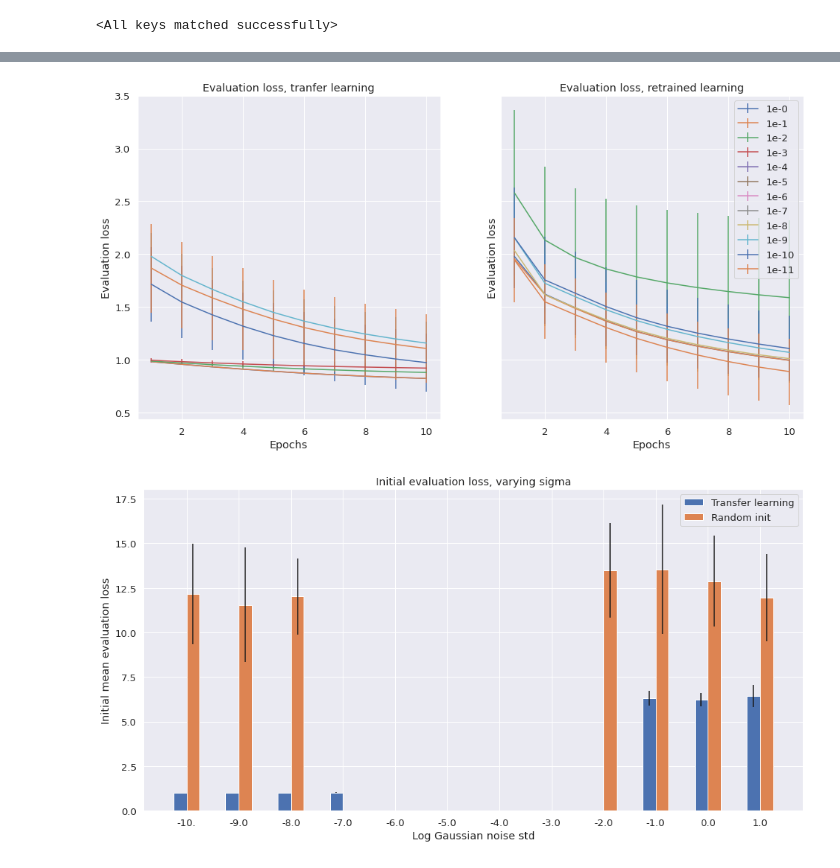
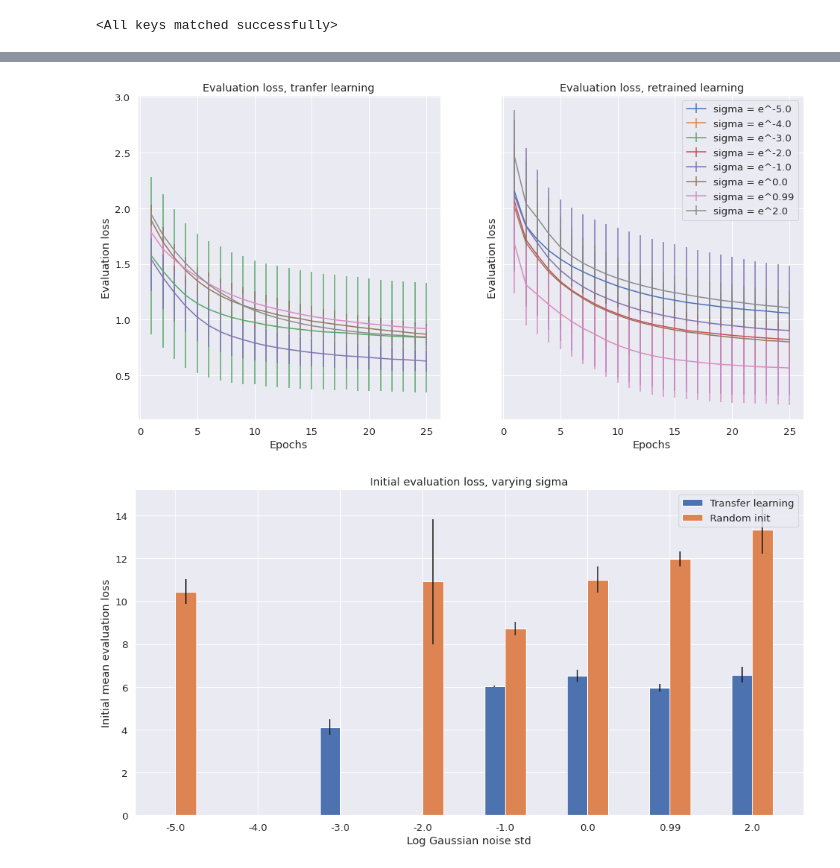
Before and after one commit to cngzlsh/BrainNet, a Jupyter notebook: approx_bnn_experiments.ipynb, the cells around one changed output, grey strips where cells are left out. Drawn from its saved outputs; the diff is of its cells as text; code cells hidden in the pictures.

```diff
--- a/approx_bnn_experiments.ipynb
+++ b/approx_bnn_experiments.ipynb
@@ -710,20 +716,21 @@ DNN.load_state_dict(DNN_params)
 # %% [output]
 <All keys matched successfully>
 # %%
-sigmas = torch.exp(torch.linspace(-7,-6, 2))
+sigmas = torch.exp(torch.linspace(-5, 2, 8))
+num_epochs = 25
 params = {'DNN': DNN,
           'BNN': approx_bnn,
           'DNN_params': DNN_params,
           'BNN_params': (BNN_weights, BNN_non_linearities),
           'sigmas': sigmas,
           'batch_size': batch_size,
-          'num_epochs': 20,
+          'num_epochs': num_epochs,
           'X_train': X_train,
           'X_test': X_test,
           'verbose': 0}
 # %%
-mean_transfer, std_transfer = repeated_plasticity_analysis(n_repeats=1, transfer_learning=True, **params)
-mean_retrain, std_retrain = repeated_plasticity_analysis(n_repeats=1, transfer_learning=False, **params)
+mean_transfer, std_transfer = repeated_plasticity_analysis(n_repeats=2, transfer_learning=True, **params)
+mean_retrain, std_retrain = repeated_plasticity_analysis(n_repeats=2, transfer_learning=False, **params)
 
 train_losses_by_sigma_transfer, eval_losses_by_sigma_transfer, init_losses_by_sigma_transfer = mean_transfer
 train_losses_by_sigma_reset, eval_losses_by_sigma_reset, init_losses_by_sigma_reset = mean_retrain
@@ -745,40 +743,43 @@ Repeat 1/1
 torch.save((mean_transfer, std_transfer), './temp/RNN_plasticity_transfer.pt')
 torch.save((mean_retrain, std_retrain), './temp/RNN_plasticity_retrain.pt')
 # %%
+# normal scale loss
+n_sigma = sigmas.shape[0]
+
 f, (ax1, ax2) = plt.subplots(1,2, sharey=True, figsize=(16,8))
 plt.subplot(121)
 plt.title('Evaluation loss, tranfer learning')
 n_sigmas = len(sigmas)
-for i in range(mean_transfer[1].shape[0]): # for each sigma
-    ax1.errorbar(np.arange(1,11), mean_transfer[1][i,:], yerr=std_transfer[1][i,:], label=f'1e-{i}')
+for i in range(n_sigma): # for each sigma
+    ax1.errorbar(np.arange(1, num_epochs+1), mean_transfer[1][i,:], yerr=std_transfer[1][i,:], label=f'sigma = e^{str(torch.log(sigmas[i]).cpu().numpy())[:4]}')
 
 plt.xlabel('Epochs')
 plt.ylabel('Evaluation loss')
 
 plt.subplot(122)
 plt.title('Evaluation loss, retrained learning')
 for i in range(train_losses_by_sigma_transfer.shape[0]):
-    ax2.errorbar(np.arange(1,11), mean_retrain[1][i,:], yerr=std_retrain[1][i,:], label=f'1e-{i}')
+    ax2.errorbar(np.arange(1, num_epochs+1), mean_retrain[1][i,:], yerr=std_retrain[1][i,:], label=f'sigma = e^{str(torch.log(sigmas[i]).cpu().numpy())[:4]}')
 
 plt.xlabel('Epochs')
 plt.ylabel('Evaluation loss')
 
 plt.legend(bbox_to_anchor =(1, 1))
 
 plt.savefig('./figures/plasticity_lstm.png')
 plt.show()
 
-width=0.5
+width = 0.5
 fig, ax = plt.subplots(figsize=(16,8))
 ax.bar(np.arange(mean_transfer[2].shape[0]) - width/4, mean_transfer[2], width/2, yerr = std_transfer[2], label='Transfer learning')
 ax.bar(np.arange(mean_retrain[2].shape[0]) + width/4, mean_retrain[2], width/2, yerr=std_retrain[2], label='Random init')
 plt.legend()
-plt.xticks(np.arange(12), [str(i)[:4] for i in np.linspace(-10,1,12)])
+plt.xticks(np.arange(n_sigmas), [str(i.cpu().numpy())[:4] for i in torch.log(sigmas)])
 plt.xlabel('Log Gaussian noise std')
 plt.ylabel('Initial mean evaluation loss')
 plt.title('Initial evaluation loss, varying sigma')
 plt.savefig('./figures/plasticity_2_lstm.png')
 plt.show()
 # %% [output]
-[figure, old version]
+[figure, new version]
-[figure, old version]
+[figure, new version]
```
Also changed, not shown: parts of 17 cells of this notebook, 18 other files.
